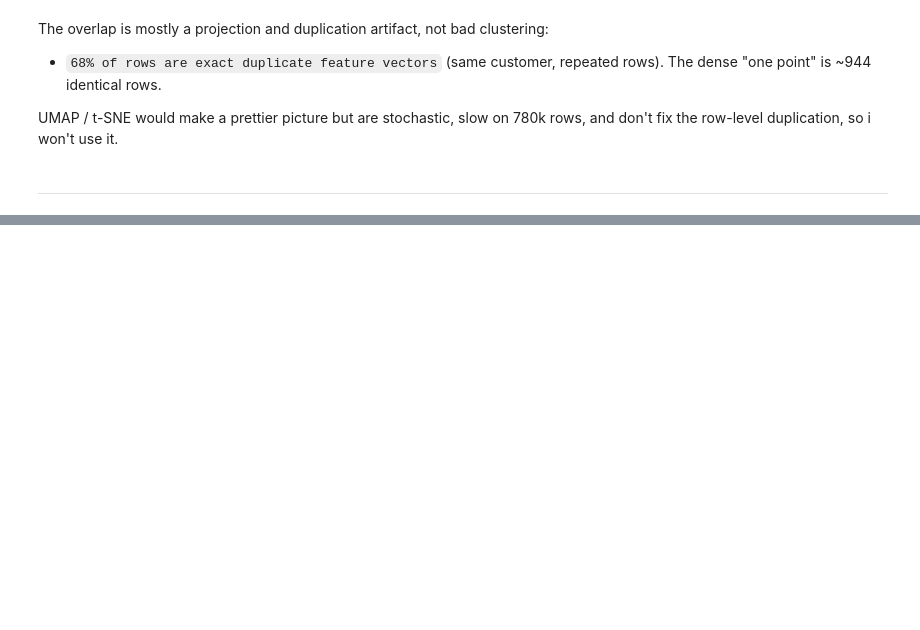
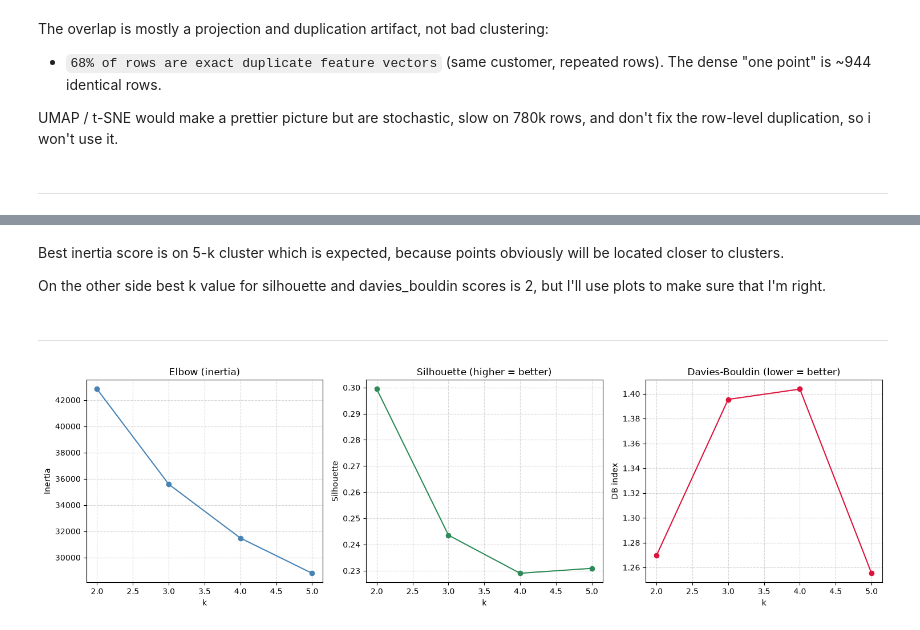
Before and after one commit to nick-st-coder/online-resail, a Jupyter notebook: notebooks/modeling.ipynb, the cells around one changed output, grey strips where cells are left out. Saved outputs shown, nothing was run; the diff lists cells and outputs as text; code cells hidden in the pictures; blank space fills up the shorter version.

Commit message:
added: elbow k-choosing

```diff
--- a/notebooks/modeling.ipynb
+++ b/notebooks/modeling.ipynb
@@ -254,0 +340,17 @@ UMAP / t-SNE would make a prettier picture but are stochastic, slow on 780k rows
+# %%
+
+results = []
+for k in range(2, 6):
+    km = KMeans(n_clusters=k, random_state=78, n_init=10)
+    lab = km.fit_predict(X_cust_scaled)
+    results.append(
+        {
+            "k": k,
+            "inertia": km.inertia_,
+            "silhouette": silhouette_score(X_cust_scaled, lab),
+            "davies_bouldin": davies_bouldin_score(X_cust_scaled, lab),
+        }
+    )
+
+k_results = pd.DataFrame(results).set_index("k")
+k_results.round(4)
@@ -254,0 +364,34 @@ UMAP / t-SNE would make a prettier picture but are stochastic, slow on 780k rows
+# %% [markdown]
+Best inertia score is on 5-k cluster which is expected, because points obviously will be located closer to clusters.
+
+On the other side best k value for silhouette and davies_bouldin scores is 2, but I'll use plots to make sure that I'm right.
+# %% [markdown]
+---
+# %%
+fig, axes = plt.subplots(1, 3, figsize=(15, 4.5))
+
+# Elbow
+axes[0].plot(k_results.index, k_results["inertia"], marker="o", color="steelblue")
+axes[0].set_title("Elbow (inertia)", fontsize=12)
+axes[0].set_xlabel("k")
+axes[0].set_ylabel("Inertia")
+axes[0].grid(True, linestyle="--", alpha=0.5)
+
+# Silhouette
+axes[1].plot(k_results.index, k_results["silhouette"], marker="o", color="seagreen")
+axes[1].set_title("Silhouette (higher = better)", fontsize=12)
+axes[1].set_xlabel("k")
+axes[1].set_ylabel("Silhouette")
+axes[1].grid(True, linestyle="--", alpha=0.5)
+
+# Davies-Bouldin
+axes[2].plot(k_results.index, k_results["davies_bouldin"], marker="o", color="crimson")
+axes[2].set_title("Davies-Bouldin (lower = better)", fontsize=12)
+axes[2].set_xlabel("k")
+axes[2].set_ylabel("DB index")
+axes[2].grid(True, linestyle="--", alpha=0.5)
+
+plt.tight_layout()
+plt.show()
+# %% [output]
+[figure, added]
```
Also changed, not shown: parts of 18 cells of this notebook.
